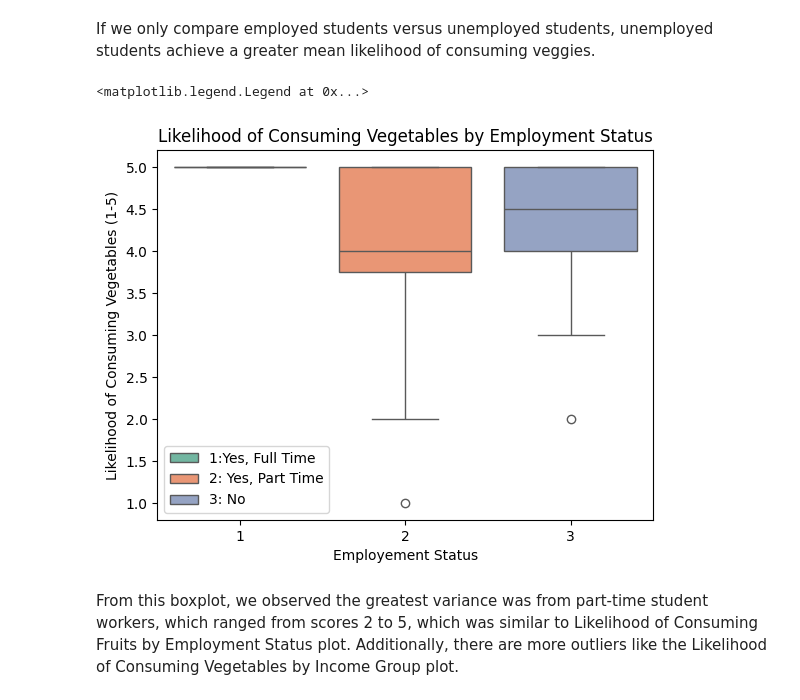
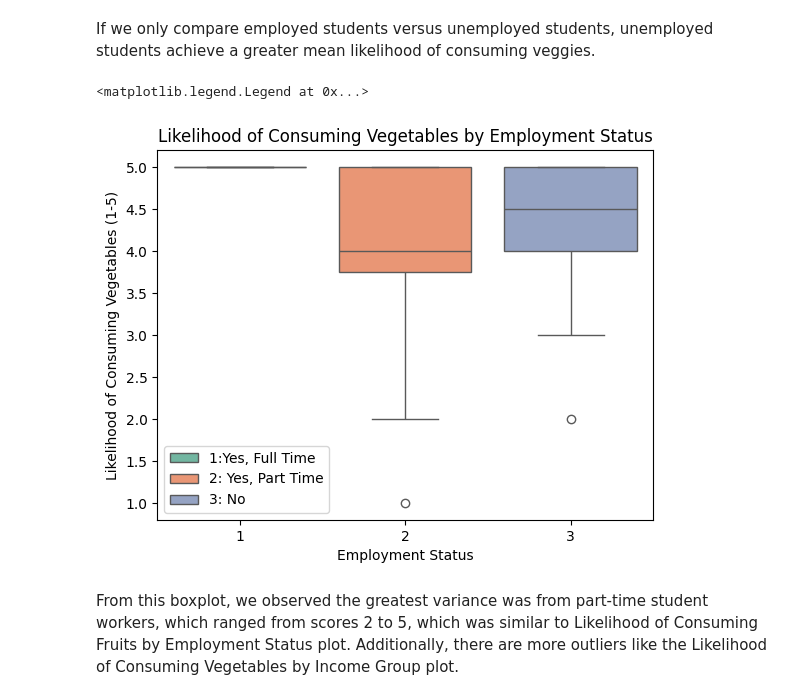
Before and after one commit to laur-park/dsci235-final-project, a Jupyter notebook: Diddi_Parker_Final_Project.ipynb, the cells around one changed output. Saved outputs shown, nothing was run; the diff lists cells and outputs as text; code cells hidden in the pictures.

```diff
--- a/Diddi_Parker_Final_Project.ipynb
+++ b/Diddi_Parker_Final_Project.ipynb
@@ -37,6 +42,6 @@ import seaborn as sns
 # %%
-data1 = pd.read_csv('cleanedfooddata.csv')
-data1.head()
+student_eating_survey = pd.read_csv('cleanedfooddata.csv')
+student_eating_survey.head()
 # %% [output]
 |  | GPA | Gender | breakfast | calories_chicken | calories_day | calories_scone | coffee | comfort_food | ... |
 | 0 | 3.654 | 1 | 1 | 610 | 3 | 420 | 2 | chocolate, chips, ice cream | ... |
@@ -237,14 +260,14 @@ dtype: float64
 # %% [markdown]
 If we only compare employed students versus unemployed students, unemployed students achieve a greater mean likelihood of consuming veggies.
 # %%
-boxplot3 = sns.boxplot(data=data1, x='employment', y='veggies_day', hue='employment', palette="Set2")
+boxplot3 = sns.boxplot(data=student_eating_survey, x='employment', y='veggies_day', hue='employment', palette="Set2")
 boxplot3.set_title('Likelihood of Consuming Vegetables by Employment Status')
 boxplot3.set_ylabel('Likelihood of Consuming Vegetables (1-5)')
-boxplot3.set_xlabel('Employement Status')
+boxplot3.set_xlabel('Employment Status')
 plt.legend(['1:Yes, Full Time','2: Yes, Part Time', '3: No'])
 # %% [output]
 <matplotlib.legend.Legend at 0x...>
-[figure, old version]
+[figure, new version]
 # %% [markdown]
 From this boxplot, we observed the greatest variance was from part-time student workers, which ranged from scores 2 to 5, which was similar to Likelihood of Consuming Fruits by Employment Status plot. Additionally, there are more outliers like the Likelihood of Consuming Vegetables by Income Group plot.
 # %% [markdown]
```
Also changed, not shown: parts of 52 cells of this notebook.
